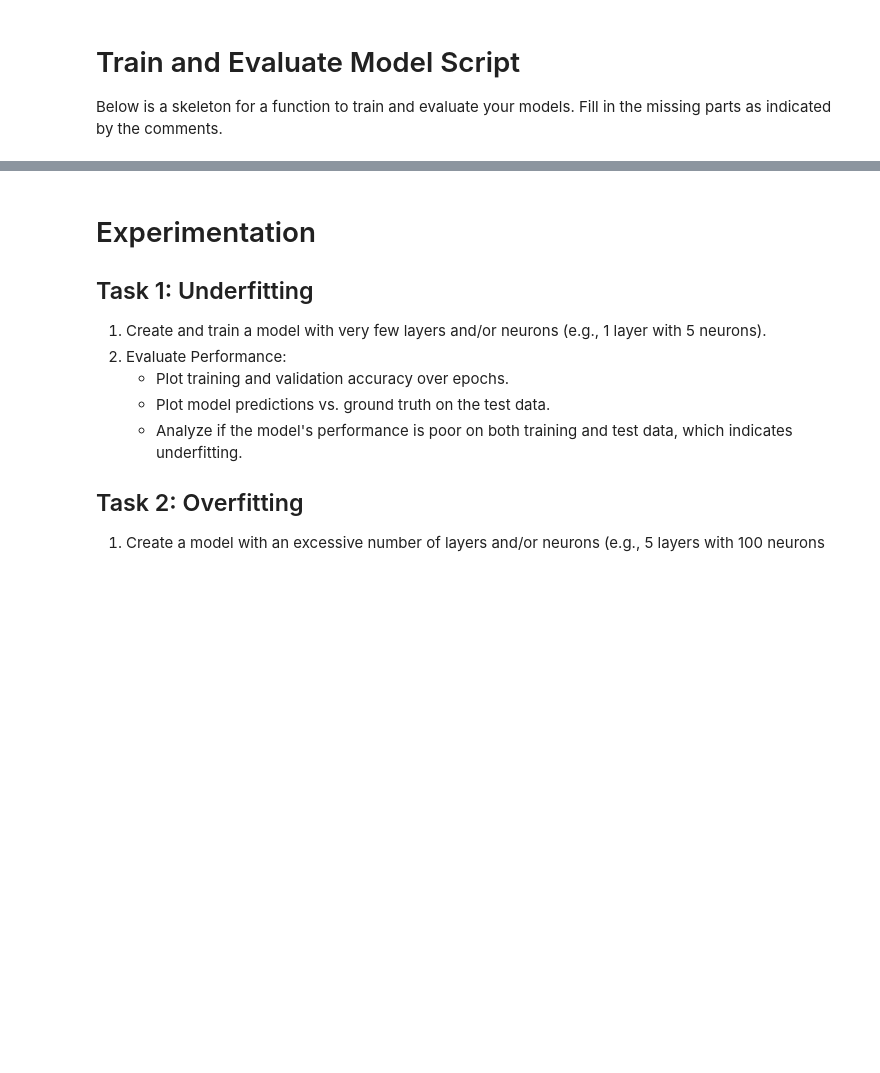
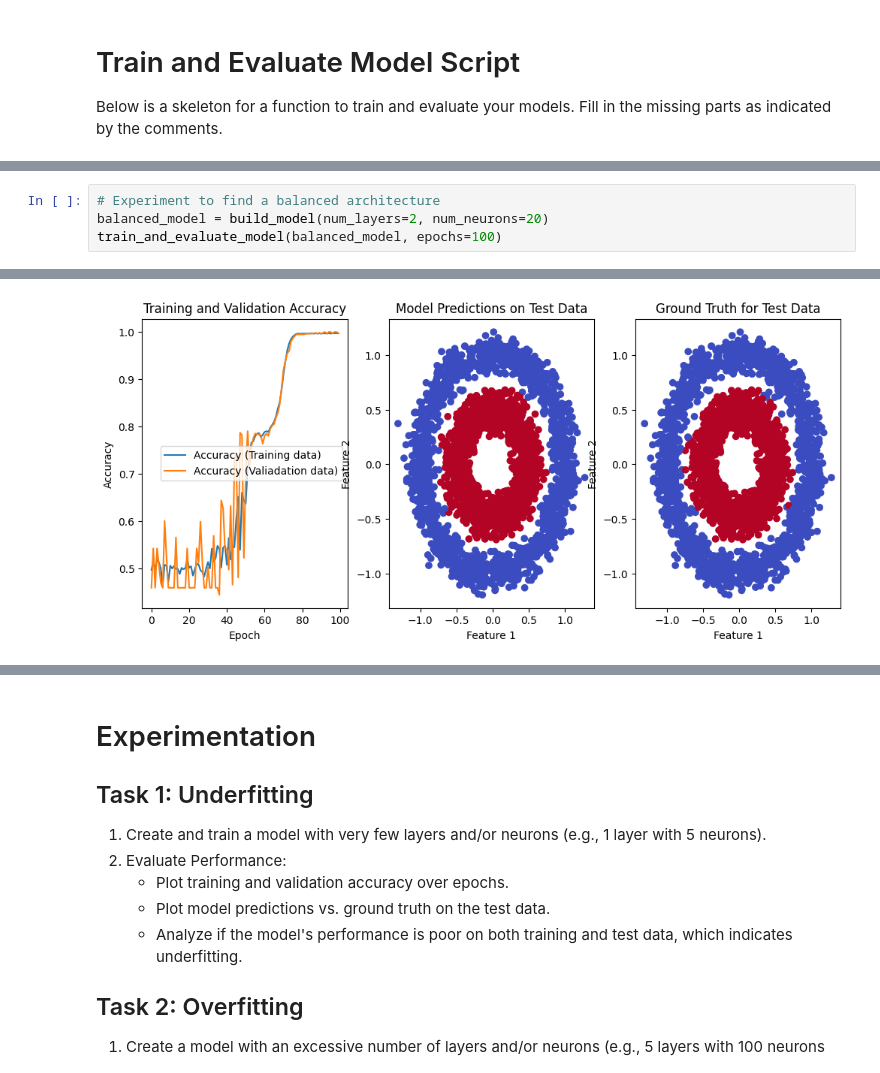
Before and after one commit to VineelaNedunuri/Deep-Learning, a Jupyter notebook: week1/day3/Network_architecture_exploration_students.ipynb, the cells around one changed output, grey strips where cells are left out. Saved outputs shown, nothing was run; the diff lists cells and outputs as text; blank space fills up the shorter version.

```diff
--- a/week1/day3/Network_architecture_exploration_students.ipynb
+++ b/week1/day3/Network_architecture_exploration_students.ipynb
@@ -87,0 +127,5 @@ WARNING:tensorflow:From c:\Users\vinee\OneDrive\Dokument\Github\Deep-Learning\ve
+# %%
+# Experiment to find a balanced architecture
+balanced_model = build_model(num_layers=2, num_neurons=20)
+train_and_evaluate_model(balanced_model, epochs=100)
+# %% [output]
@@ -87,0 +133 @@ WARNING:tensorflow:From c:\Users\vinee\OneDrive\Dokument\Github\Deep-Learning\ve
+[figure, added]
```
Also changed, not shown: parts of 5 cells of this notebook.
